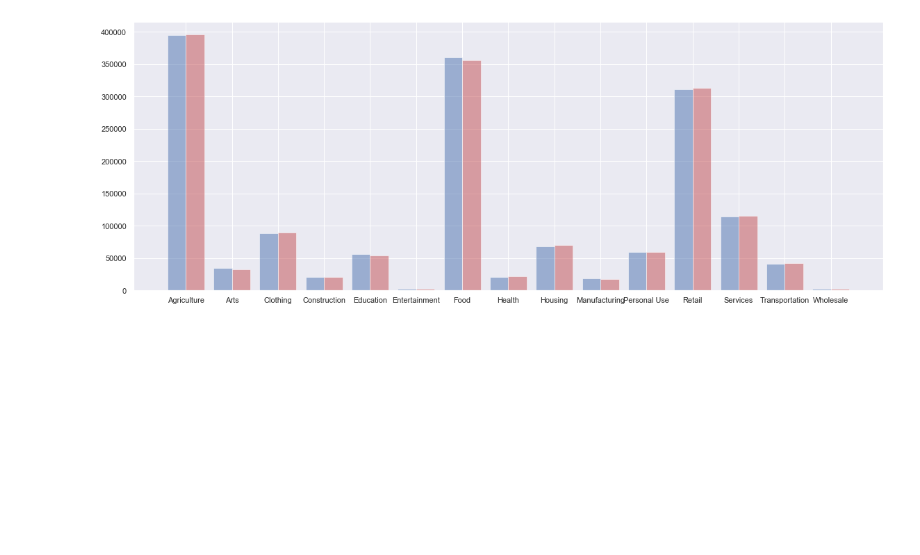
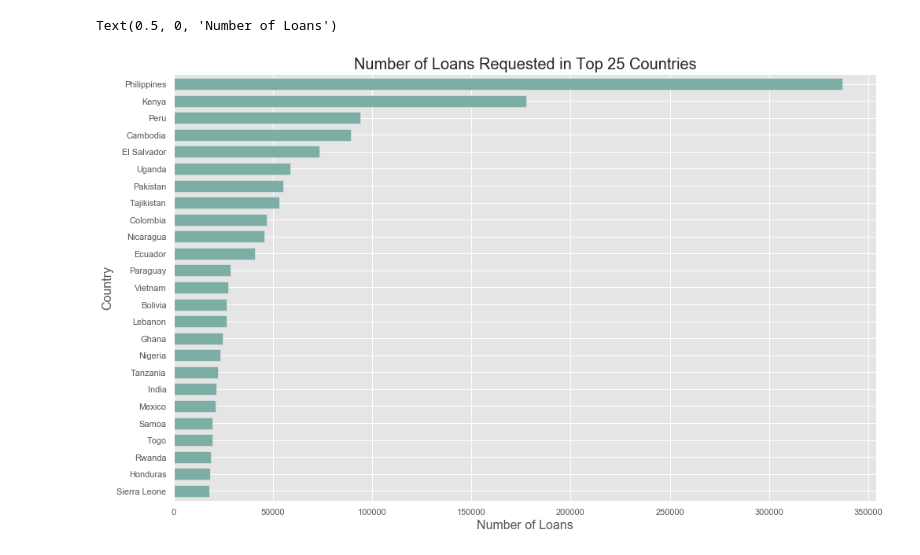
Before and after one commit to emkawong/who-are-the-5-percent-unfunded, a Jupyter notebook: kiva-analysis.ipynb, the cells around one changed output. Drawn from its saved outputs; the diff is of its cells as text; code cells hidden in the pictures; blank space fills up the shorter version.

```diff
--- a/kiva-analysis.ipynb
+++ b/kiva-analysis.ipynb
@@ -122,12 +105,0 @@ def graph_beta(function_dict,x):
-# %%
-fig,ax = plt.subplots(figsize=(16,6))
-
-#ax.bar(sector_expired.iloc[:,0], sector_expired.iloc[:,1],color='g',width = 0.4,align ='center',alpha=.5,)
-ax.bar(sector_funded.iloc[:,0], sector_funded.iloc[:,1],color='b',width = -0.4,align ='edge',alpha=0.5)
-ax.bar(sector_expected.iloc[:,0], sector_expected.iloc[:,1],color='r',width = 0.4,align ='edge',alpha=0.5)
-
-#ax.axis(ymax=22000)
-
-fig.tight_layout()
-# %% [output]
-[figure, removed]
@@ -133,0 +108,10 @@ fig.tight_layout()
+# %%
+ax = country_top.plot(kind='barh', figsize=(16,10), color='#7caea5', zorder=2, width=0.7)
+
+ax.invert_yaxis()
+plt.title('Number of Loans Requested in Top 25 Countries',fontsize = 20)
+plt.ylabel('Country',fontsize = 16)
+plt.xlabel('Number of Loans',fontsize = 16)
+# %% [output]
+Text(0.5, 0, 'Number of Loans')
+[figure, added]
```
Also changed, not shown: parts of 31 cells of this notebook.
